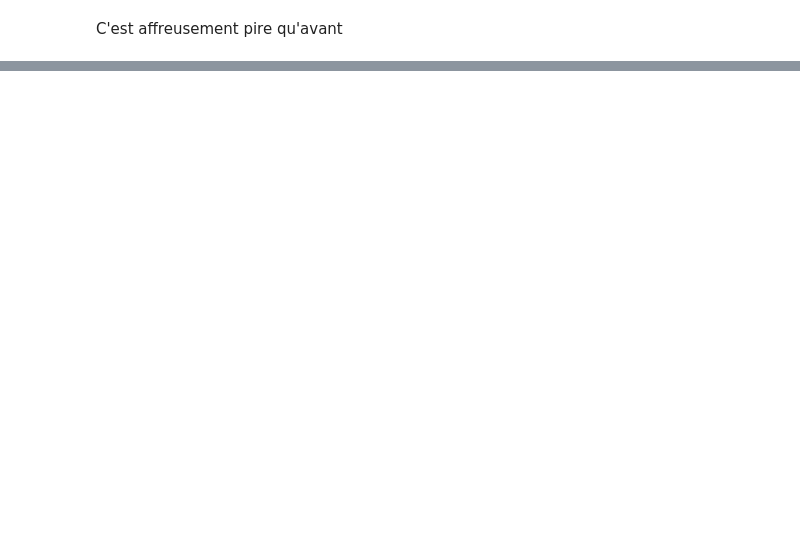
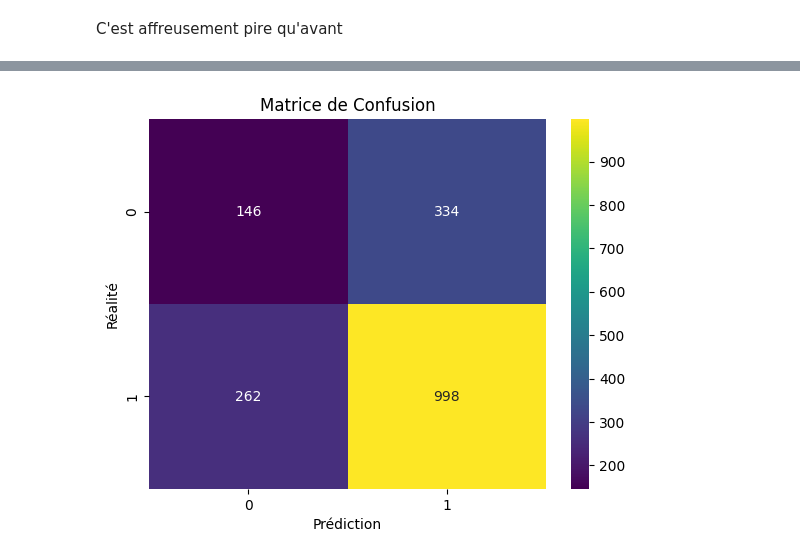
Before and after one commit to MatGrdjn/AARES, a Jupyter notebook: Exercice2.ipynb, the cells around one changed output, grey strips where cells are left out. Cells and saved outputs as stored; diff of their text form; code cells hidden in the pictures; blank space fills up the shorter version.

Commit message:
Version finale de l'exercice 2, implémentation de la RandomForest avec score de genre et age_log

```diff
--- a/Exercice2.ipynb
+++ b/Exercice2.ipynb
@@ -303,0 +860,32 @@ C'est affreusement pire qu'avant
+# %%
+random_search_clf = RandomizedSearchCV(
+    estimator=random_forest_classifier,
+    param_distributions=param_grid_clf,
+    n_iter=80,
+    cv=5,
+    scoring="f1_macro",
+    n_jobs=-1,
+    random_state=17
+)
+# %%
+SEARCH_BEST_PARAMS = False
+# %%
+if SEARCH_BEST_PARAMS:
+    print("Recherche des meilleurs paramètres...")
+    random_search_clf.fit(X_train_scaled, y_train_class)
+    print(f"\nMeilleurs paramètres trouvés : {random_search_clf.best_params_}")
+    random_forest_classifier = random_search_clf.best_estimator_
+else:
+    random_forest_classifier = RandomForestClassifier(
+        n_estimators=500,
+        min_samples_split=10,
+        min_samples_leaf=2,
+        max_depth=10,
+        criterion="entropy",
+        class_weight="balanced",
+        n_jobs=-1,
+        random_state=17
+    )
+    random_forest_classifier.fit(X_train_scaled, y_train_class)
+# %%
+y_pred_class = random_forest_classifier.predict(X_test_scaled)
@@ -303,0 +909,8 @@ C'est affreusement pire qu'avant
+# %%
+sns.heatmap(confusion_matrix(y_test_class, y_pred_class), annot=True, fmt='d', cmap='viridis')
+plt.xlabel('Prédiction')
+plt.ylabel('Réalité')
+plt.title('Matrice de Confusion')
+plt.show()
+# %% [output]
+[figure, added]
```
Also changed, not shown: parts of 97 cells of this notebook, 3 other files.
